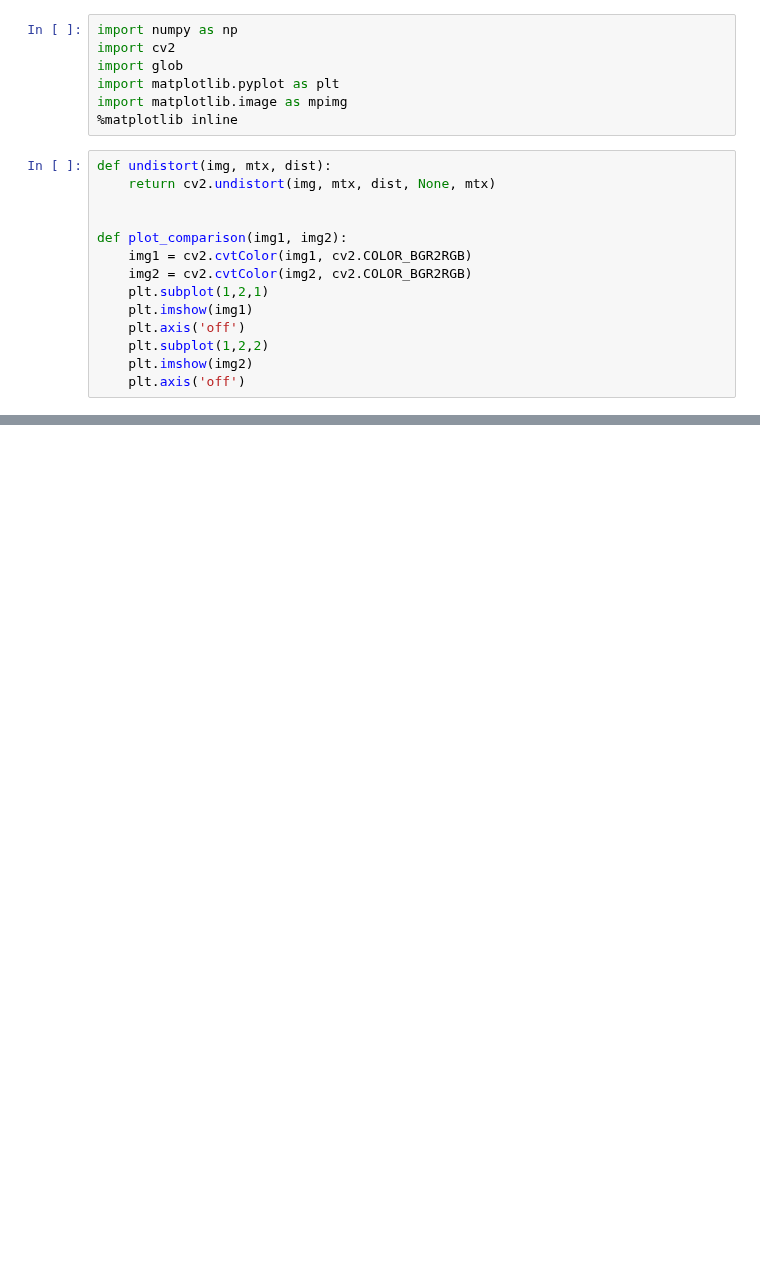
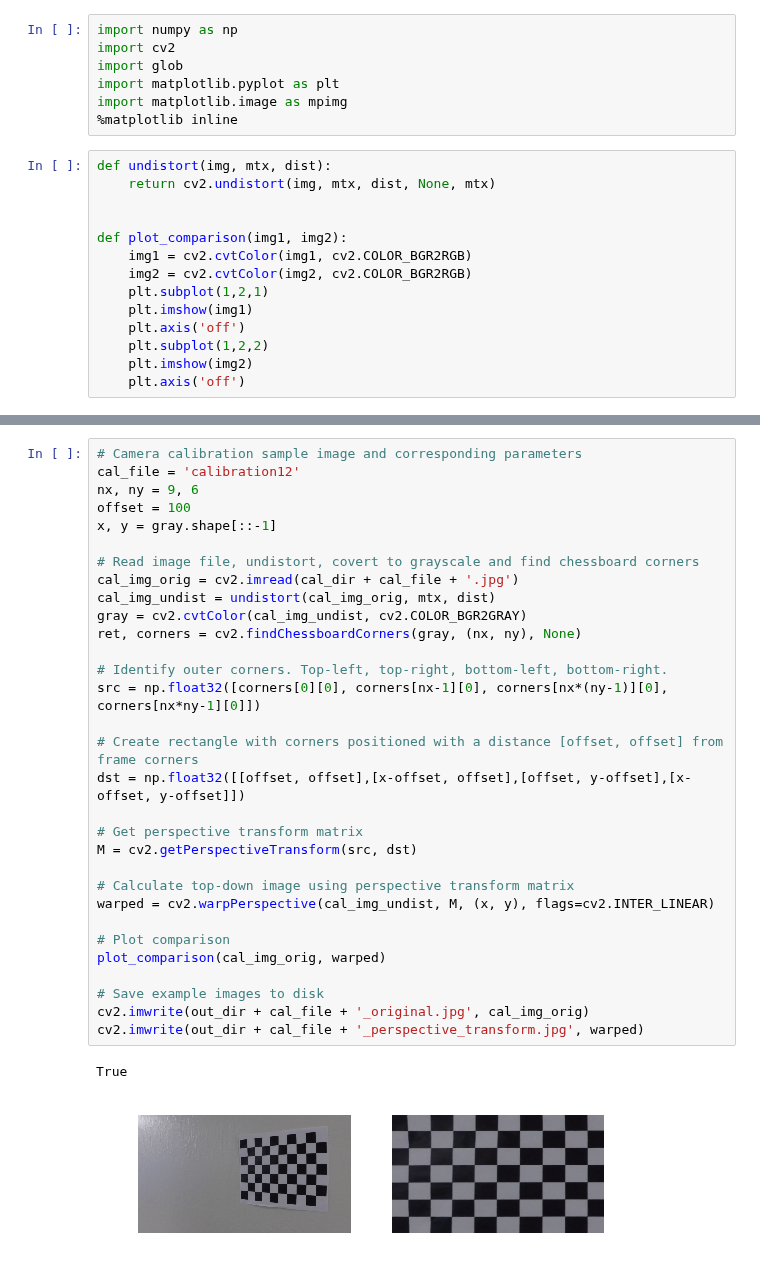
Before and after one commit to ulmefors/CarND-Advanced-Lane-Lines, a Jupyter notebook: project.ipynb, the cells around one changed output, grey strips where cells are left out. Cells and saved outputs as stored; diff of their text form; blank space fills up the shorter version.

Commit message:
perspective transformation

```diff
--- a/project.ipynb
+++ b/project.ipynb
@@ -84,0 +98,34 @@ for fname in image_files:
+# %%
+# Camera calibration sample image and corresponding parameters
+cal_file = 'calibration12'
+nx, ny = 9, 6
+offset = 100
+x, y = gray.shape[::-1]
+
+# Read image file, undistort, covert to grayscale and find chessboard corners
+cal_img_orig = cv2.imread(cal_dir + cal_file + '.jpg')
+cal_img_undist = undistort(cal_img_orig, mtx, dist)
+gray = cv2.cvtColor(cal_img_undist, cv2.COLOR_BGR2GRAY)
+ret, corners = cv2.findChessboardCorners(gray, (nx, ny), None)
+
+# Identify outer corners. Top-left, top-right, bottom-left, bottom-right.
+src = np.float32([corners[0][0], corners[nx-1][0], corners[nx*(ny-1)][0], corners[nx*ny-1][0]])
+
+# Create rectangle with corners positioned with a distance [offset, offset] from frame corners
+dst = np.float32([[offset, offset],[x-offset, offset],[offset, y-offset],[x-offset, y-offset]])
+
+# Get perspective transform matrix
+M = cv2.getPerspectiveTransform(src, dst)
+
+# Calculate top-down image using perspective transform matrix
+warped = cv2.warpPerspective(cal_img_undist, M, (x, y), flags=cv2.INTER_LINEAR)
+
+# Plot comparison
+plot_comparison(cal_img_orig, warped)
+
+# Save example images to disk
+cv2.imwrite(out_dir + cal_file + '_original.jpg', cal_img_orig)
+cv2.imwrite(out_dir + cal_file + '_perspective_transform.jpg', warped)
+# %% [output]
+True
+[figure, added]
```
Also changed, not shown: parts of 2 cells of this notebook, 4 other files.
